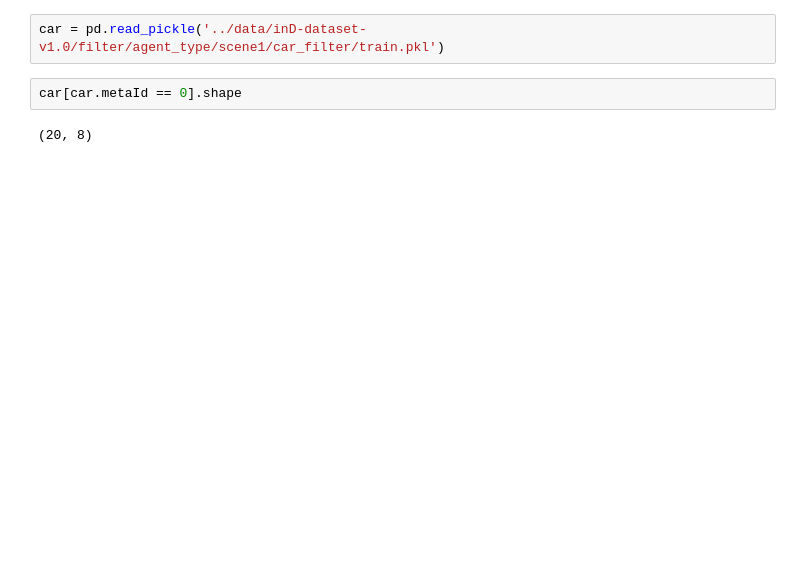
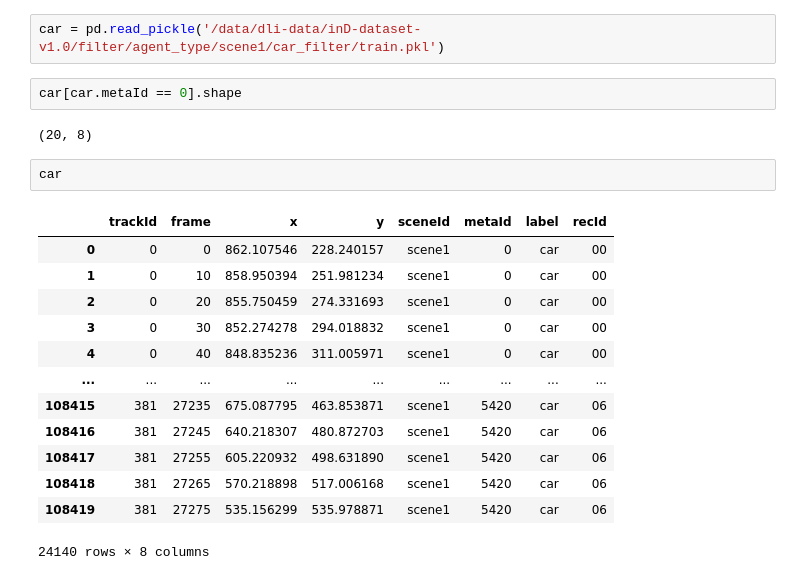
Before and after one commit to danyayay/ynet_adaptive, a Jupyter notebook: notebook/traj.ipynb, the cells around one changed output. Cells and saved outputs as stored; diff of their text form; blank space fills up the shorter version.

```diff
--- a/notebook/traj.ipynb
+++ b/notebook/traj.ipynb
@@ -432,8 +452,24 @@ ped_scene1_train.shape[0] / unit, ped_scene1_val.shape[0] / unit, ped_scene1_tes
 # %% [output]
 (20.0, 40.0, 114.0)
 # %%
-car = pd.read_pickle('../data/inD-dataset-v1.0/filter/agent_type/scene1/car_filter/train.pkl')
+car = pd.read_pickle('/data/dli-data/inD-dataset-v1.0/filter/agent_type/scene1/car_filter/train.pkl')
 # %%
 car[car.metaId == 0].shape
 # %% [output]
 (20, 8)
+# %%
+car
+# %% [output]
+|  | trackId | frame | x | y | sceneId | metaId | label | recId |
+| 0 | 0 | 0 | 862.107546 | 228.240157 | scene1 | 0 | car | 00 |
+| 1 | 0 | 10 | 858.950394 | 251.981234 | scene1 | 0 | car | 00 |
+| 2 | 0 | 20 | 855.750459 | 274.331693 | scene1 | 0 | car | 00 |
+| 3 | 0 | 30 | 852.274278 | 294.018832 | scene1 | 0 | car | 00 |
+| 4 | 0 | 40 | 848.835236 | 311.005971 | scene1 | 0 | car | 00 |
+| ... | ... | ... | ... | ... | ... | ... | ... | ... |
+| 108415 | 381 | 27235 | 675.087795 | 463.853871 | scene1 | 5420 | car | 06 |
+| 108416 | 381 | 27245 | 640.218307 | 480.872703 | scene1 | 5420 | car | 06 |
+| 108417 | 381 | 27255 | 605.220932 | 498.631890 | scene1 | 5420 | car | 06 |
+| 108418 | 381 | 27265 | 570.218898 | 517.006168 | scene1 | 5420 | car | 06 |
+| 108419 | 381 | 27275 | 535.156299 | 535.978871 | scene1 | 5420 | car | 06 |
+24140 rows × 8 columns
```
Also changed, not shown: parts of 2 cells of this notebook, 3 other files.
